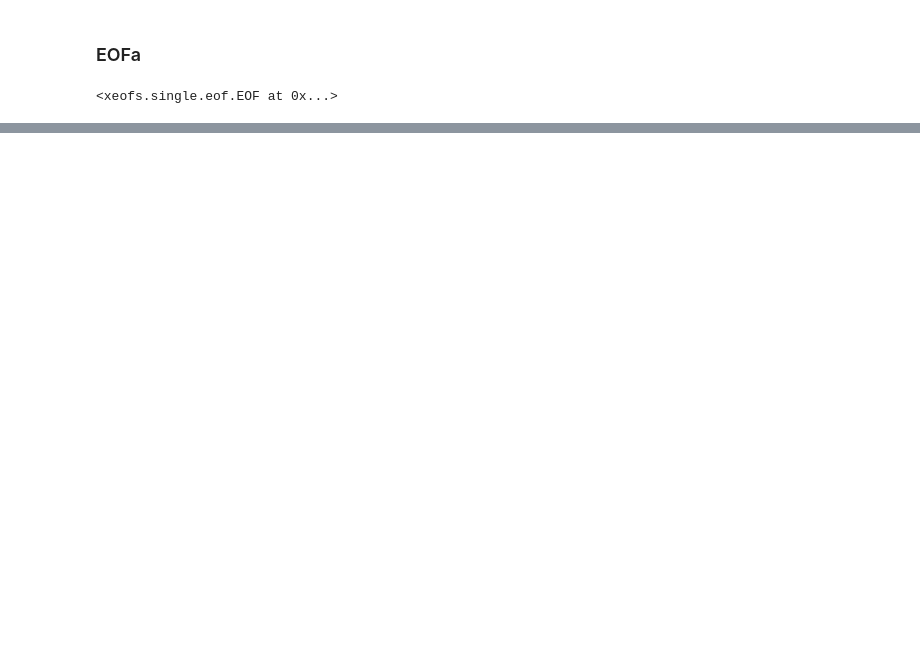
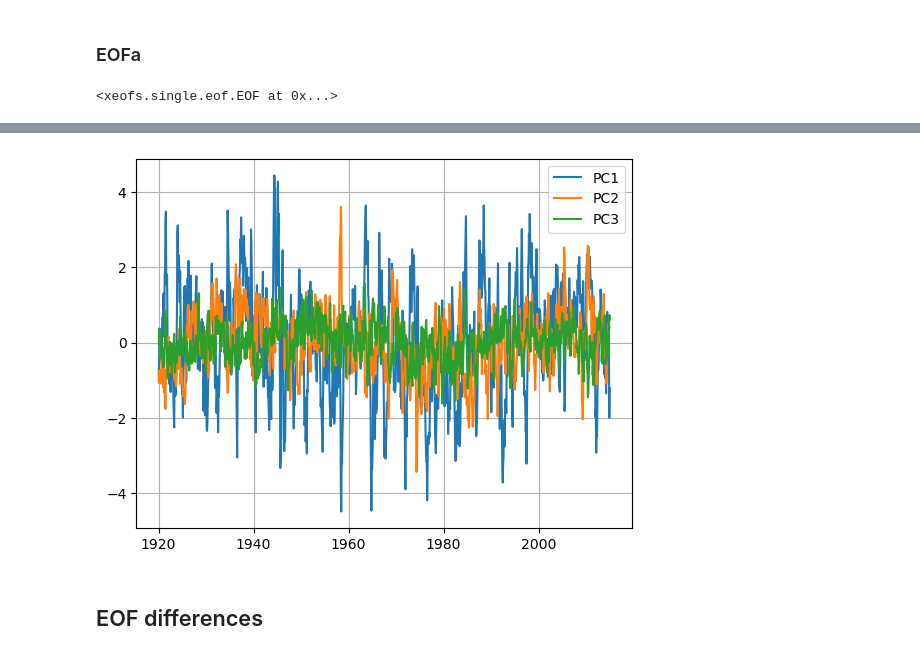
Before and after one commit to allan3prez/ATLN_HG, a Jupyter notebook: CESM_LENS2_ATLN_ENSO.ipynb, the cells around one changed output, grey strips where cells are left out. Drawn from its saved outputs; the diff is of its cells as text; code cells hidden in the pictures; blank space fills up the shorter version.

```diff
--- a/CESM_LENS2_ATLN_ENSO.ipynb
+++ b/CESM_LENS2_ATLN_ENSO.ipynb
@@ -295,0 +289,19 @@ plt.show()
+# %%
+PC1 = normalized_PCs.sel(mode=1)
+PC2 = normalized_PCs.sel(mode=2)
+PC3 = normalized_PCs.sel(mode=3)
+# PC4 = normalized_PCs.sel(mode=4)
+# PC5 = normalized_PCs.sel(mode=5)
+# %%
+plt.plot(PC1.time, PC1, label='PC1')
+plt.plot(PC2.time, PC2, label='PC2')
+plt.plot(PC3.time, PC3, label='PC3')
+# plt.plot(PC4.time, PC4, label='PC4')
+# plt.plot(PC5.time, PC5, label='PC5')
+plt.legend()
+plt.grid()
+plt.show()
+# %% [output]
+[figure, added]
+# %% [markdown]
+## EOF differences
```
Also changed, not shown: parts of 43 cells of this notebook.
